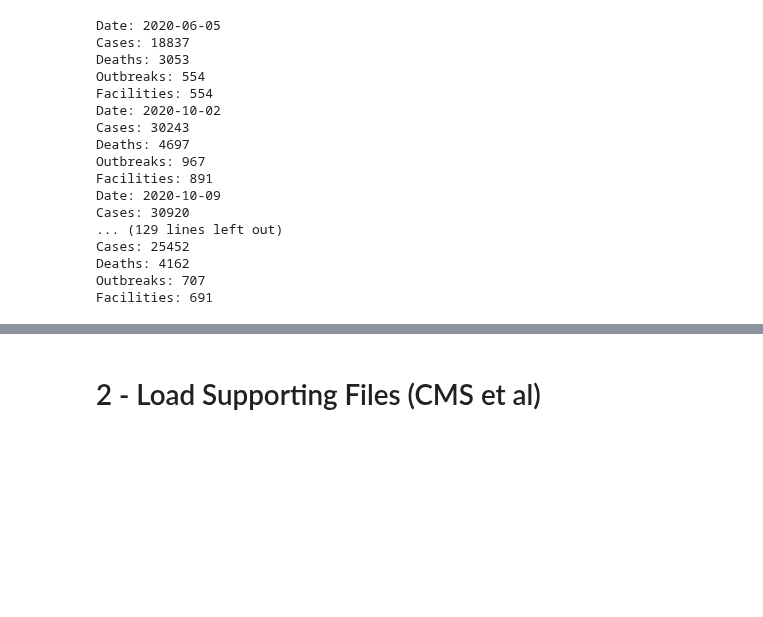
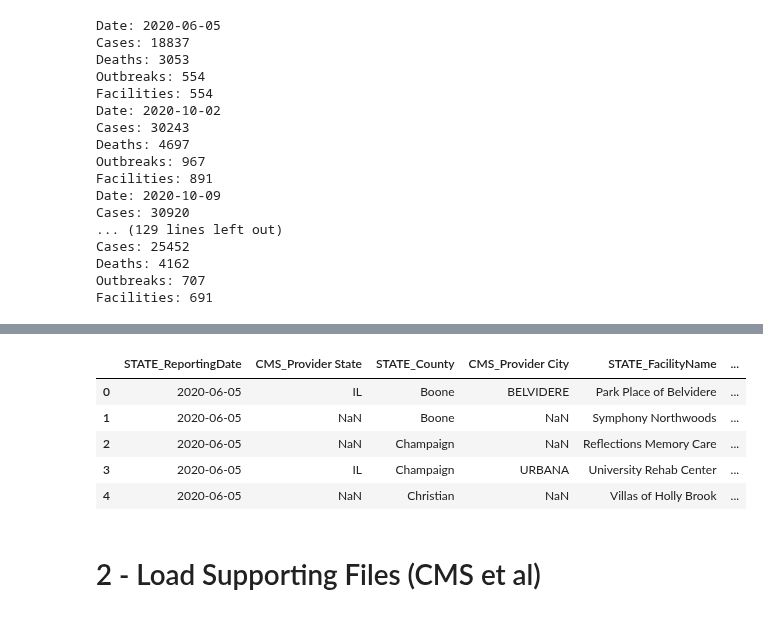
Before and after one commit to JaviThomas/Covid-County-LTC-Analysis, a Jupyter notebook: ILSummary-v12-6.ipynb, the cells around one changed output, grey strips where cells are left out. Drawn from its saved outputs; the diff is of its cells as text; code cells hidden in the pictures; blank space fills up the shorter version.

```diff
--- a/ILSummary-v12-6.ipynb
+++ b/ILSummary-v12-6.ipynb
@@ -212,7 +218,7 @@ cms_data['Week Ending'] = pd.to_datetime(cms_data['Week Ending'])
 # %%
 # Get CMS data for a particular state
 myState = 'IL'
-state_cms_data = cms_data[cms_data['Provider State'] == myState]
+state_cms_data = cms_data[cms_data['Provider State'] == myState].add_prefix('CMS_')
 # %% [markdown]
 ### 1 - Get a list of all IL json source files
 ### 2 - For Each JSON Source file:
@@ -277,9 +283,9 @@ all_outbreaks_df.head()
 # %%
 all_facilities_df_match_list = []
-for date in all_facilities_df['MatchingDate'].unique():
-    state_cms_data_match = state_cms_data[state_cms_data['Week Ending'] == date]
-    facilities_df_match = all_facilities_df[all_facilities_df['MatchingDate'] == date]
-    facilities_df_match = add_cms_data_to_df(facilities_df_match, state_cms_data_match, 'CMS_ProvNum', 'Federal Provider Number')
+for date in all_facilities_df['STATE_MatchingDate'].unique():
+    state_cms_data_match = state_cms_data[state_cms_data['CMS_Week Ending'] == date]
+    facilities_df_match = all_facilities_df[all_facilities_df['STATE_MatchingDate'] == date]
+    facilities_df_match = add_cms_data_to_df(facilities_df_match, state_cms_data_match, 'STATE_CMS_ProvNum', 'CMS_Federal Provider Number')
     all_facilities_df_match_list.append(facilities_df_match)
 # %%
 all_facilities_df_match = pd.concat(all_facilities_df_match_list)
@@ -296,3 +346,15 @@ reporting_date
+# %%
+cols=['STATE_ReportingDate', 'CMS_Provider State', 'STATE_County', 'CMS_Provider City',
+      'STATE_FacilityName', 'STATE_CMS_ProvNum','STATE_confirmed_cases', 'STATE_deaths',
+      'STATE_MatchingDate', 'CMS_Week Ending', 'CMS_Federal Provider Number']
+all_facilities_df_match[cols].head()
+# %% [output]
+|  | STATE_ReportingDate | CMS_Provider State | STATE_County | CMS_Provider City | STATE_FacilityName | ... |
+| 0 | 2020-06-05 | IL | Boone | BELVIDERE | Park Place of Belvidere | ... |
+| 1 | 2020-06-05 | NaN | Boone | NaN | Symphony Northwoods | ... |
+| 2 | 2020-06-05 | NaN | Champaign | NaN | Reflections Memory Care | ... |
+| 3 | 2020-06-05 | IL | Champaign | URBANA | University Rehab Center | ... |
+| 4 | 2020-06-05 | NaN | Christian | NaN | Villas of Holly Brook | ... |
 # %%
 #df_facilities_w_cms = add_cms_data_to_df(all_facilities_df, state_cms_data_latest, 'CMS_ProvNum', 'Federal Provider Number')
 # %% [markdown]
```
Also changed, not shown: parts of 13 cells of this notebook, 11 other files.
